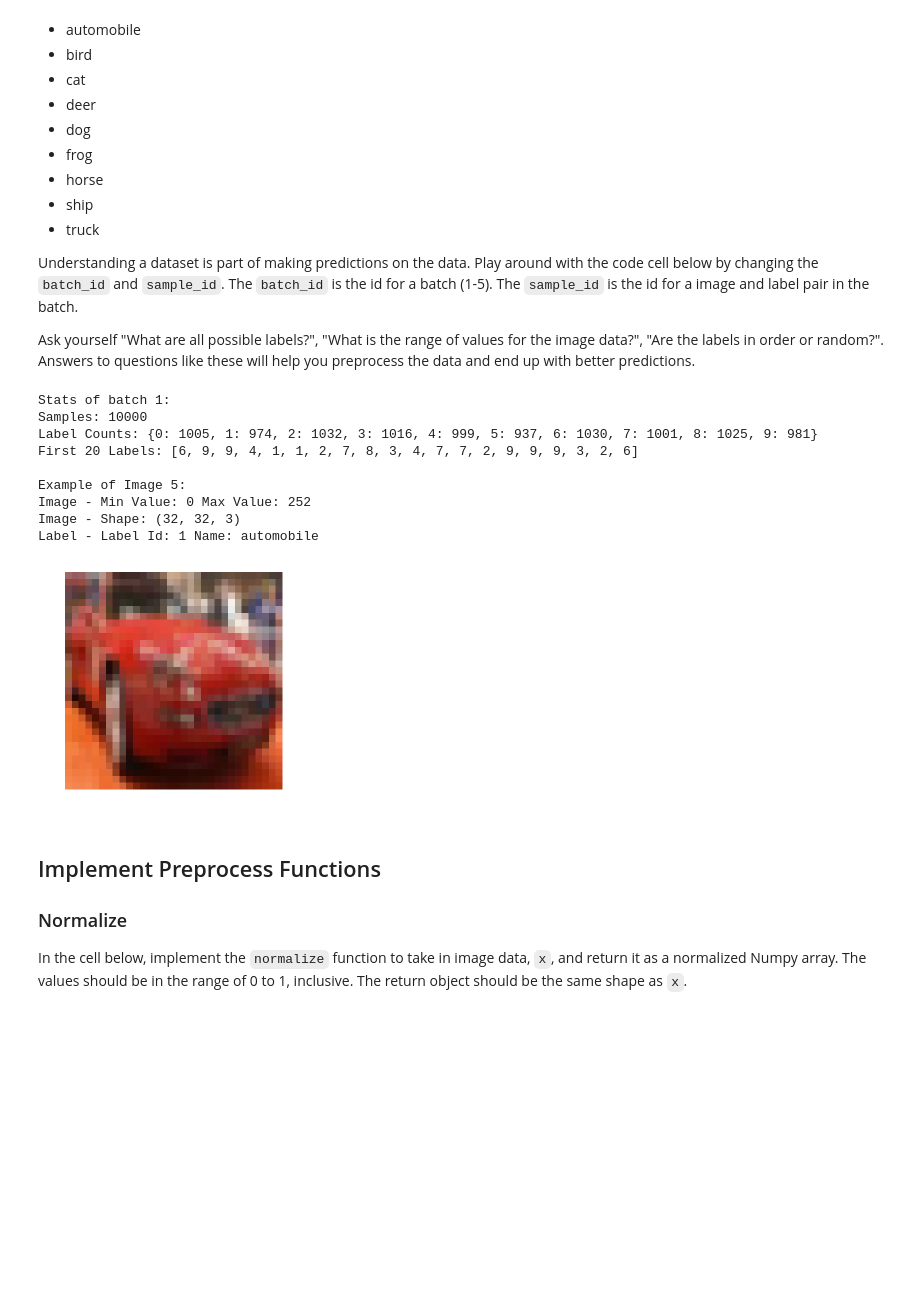
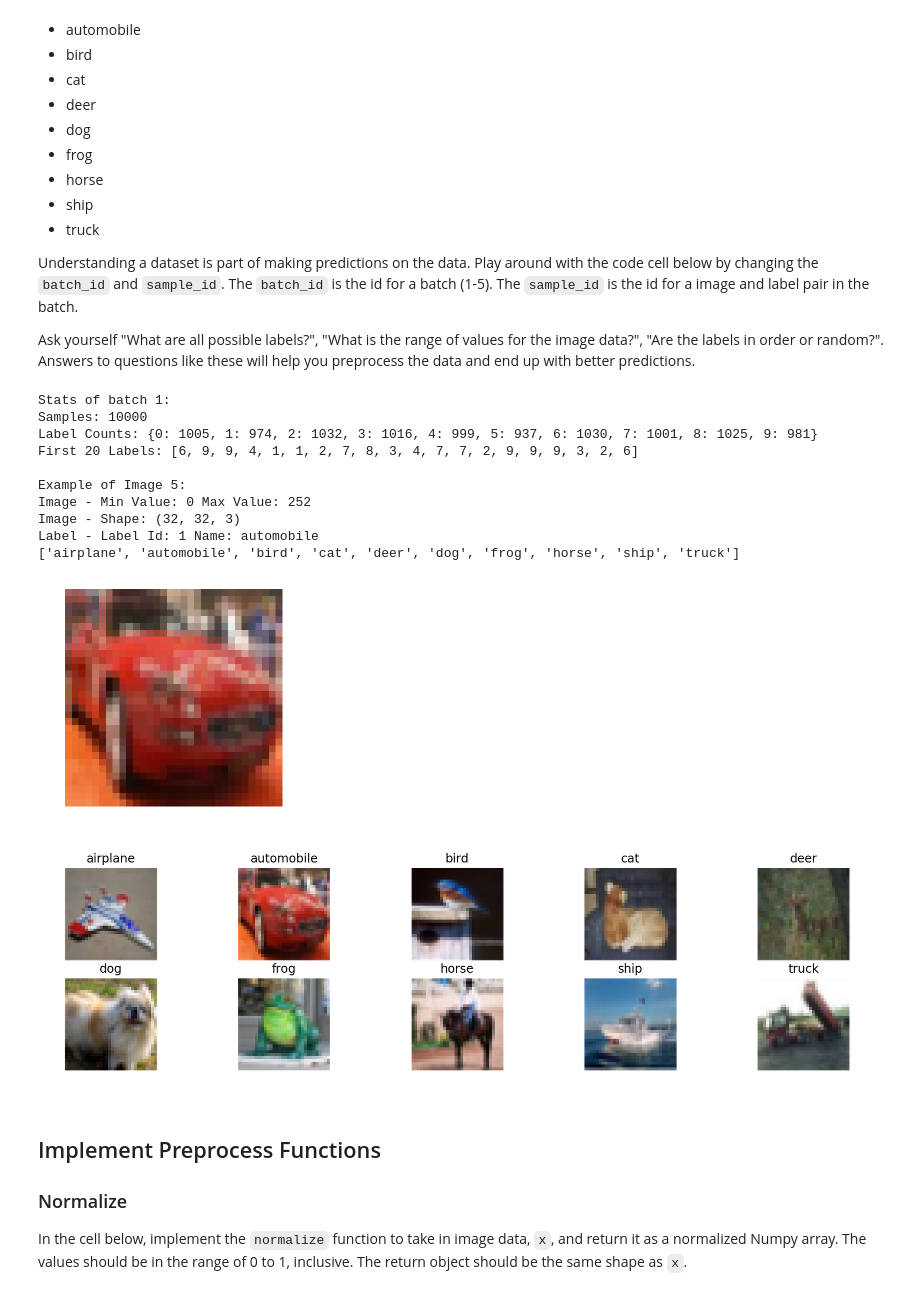
Before and after one commit to patriciapampanelli/DeepLearningND-Image-Classification, a Jupyter notebook: dlnd_image_classification.ipynb, the cells around one changed output. Drawn from its saved outputs; the diff is of its cells as text; code cells hidden in the pictures; blank space fills up the shorter version.

```diff
--- a/dlnd_image_classification.ipynb
+++ b/dlnd_image_classification.ipynb
@@ -56,28 +56,60 @@ The dataset is broken into batches to prevent your machine from running out of m
 Understanding a dataset is part of making predictions on the data.  Play around with the code cell below by changing the `batch_id` and `sample_id`. The `batch_id` is the id for a batch (1-5). The `sample_id` is the id for a image and label pair in the batch.
 
 Ask yourself "What are all possible labels?", "What is the range of values for the image data?", "Are the labels in order or random?".  Answers to questions like these will help you preprocess the data and end up with better predictions.
+# %%
+def print_first_sample_each_class(X, y, index=0, class_id=0):
+    import matplotlib.pyplot as plt
+    import matplotlib.image as mpimg
+    import numpy as np
+    import helper
+
+    n_samples=[]
+    plt.figure(figsize=(15, 30))
+
+    # How many unique classes/labels there are in the dataset.
+    n_classes = np.size(np.unique(y))
+
+    classes = helper._load_label_names()
+    print(classes)
+
+    for i in np.unique(y):
+        plt.subplot(15, 5, i+1)
+        x_selected = X[y == i]
+        plt.imshow(x_selected[index, :, :, :])
+        plt.title(classes[i])
+        plt.axis('off')
+        n_samples.append(len(x_selected))
+    plt.show()
 # %%
 %matplotlib inline
 %config InlineBackend.figure_format = 'retina'
 
 import helper
 import numpy as np
 
 # Explore the dataset
 batch_id = 1
 sample_id = 5
 helper.display_stats(cifar10_dataset_folder_path, batch_id, sample_id)
+
+batch_ids = list(range(1, 6))
+
+features, labels = helper.load_cfar10_batch(cifar10_dataset_folder_path, batch_id)
+
+print_first_sample_each_class(X=features, y=labels, class_id=i, index=1)
 # %% [output]
 Stats of batch 1:
 Samples: 10000
 Label Counts: {0: 1005, 1: 974, 2: 1032, 3: 1016, 4: 999, 5: 937, 6: 1030, 7: 1001, 8: 1025, 9: 981}
 First 20 Labels: [6, 9, 9, 4, 1, 1, 2, 7, 8, 3, 4, 7, 7, 2, 9, 9, 9, 3, 2, 6]
 
 Example of Image 5:
 Image - Min Value: 0 Max Value: 252
 Image - Shape: (32, 32, 3)
 Label - Label Id: 1 Name: automobile
+['airplane', 'automobile', 'bird', 'cat', 'deer', 'dog', 'frog', 'horse', 'ship', 'truck']
 [figure]
+[figure, added]
 # %% [markdown]
 ## Implement Preprocess Functions
 ### Normalize
```
Also changed, not shown: parts of 1 cell of this notebook.
